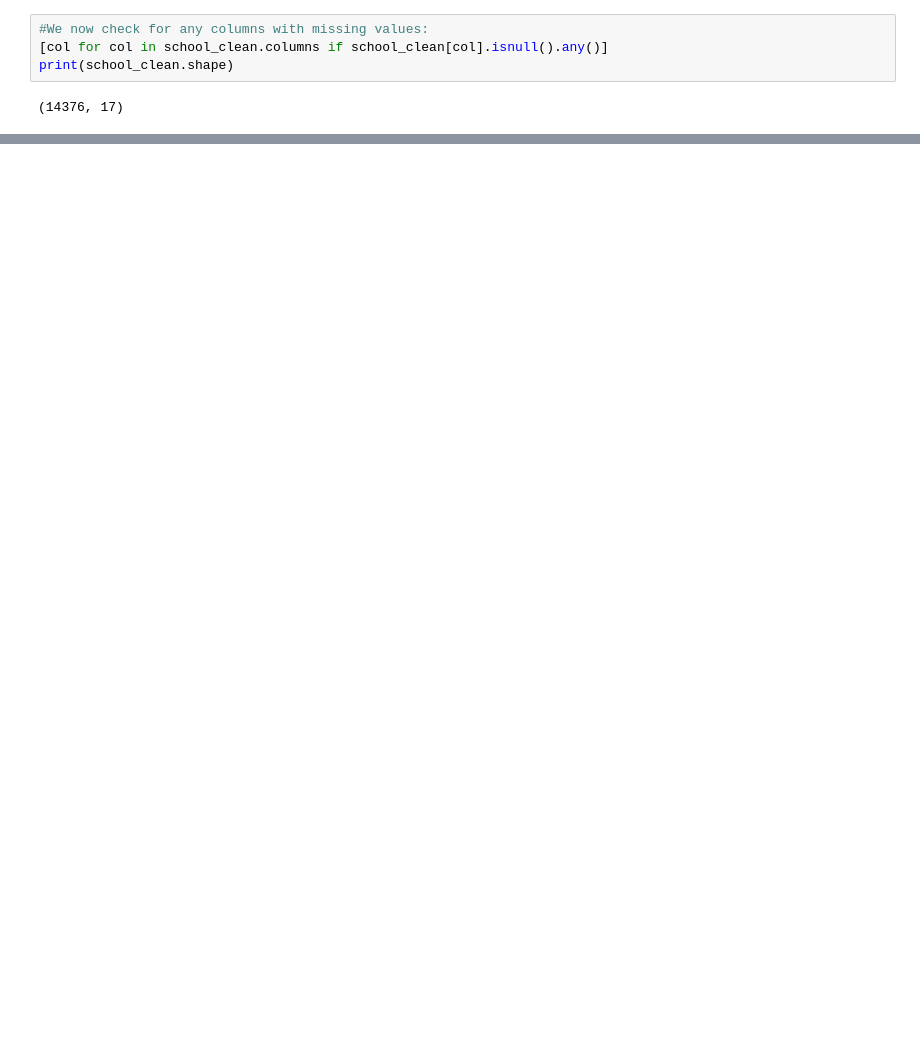
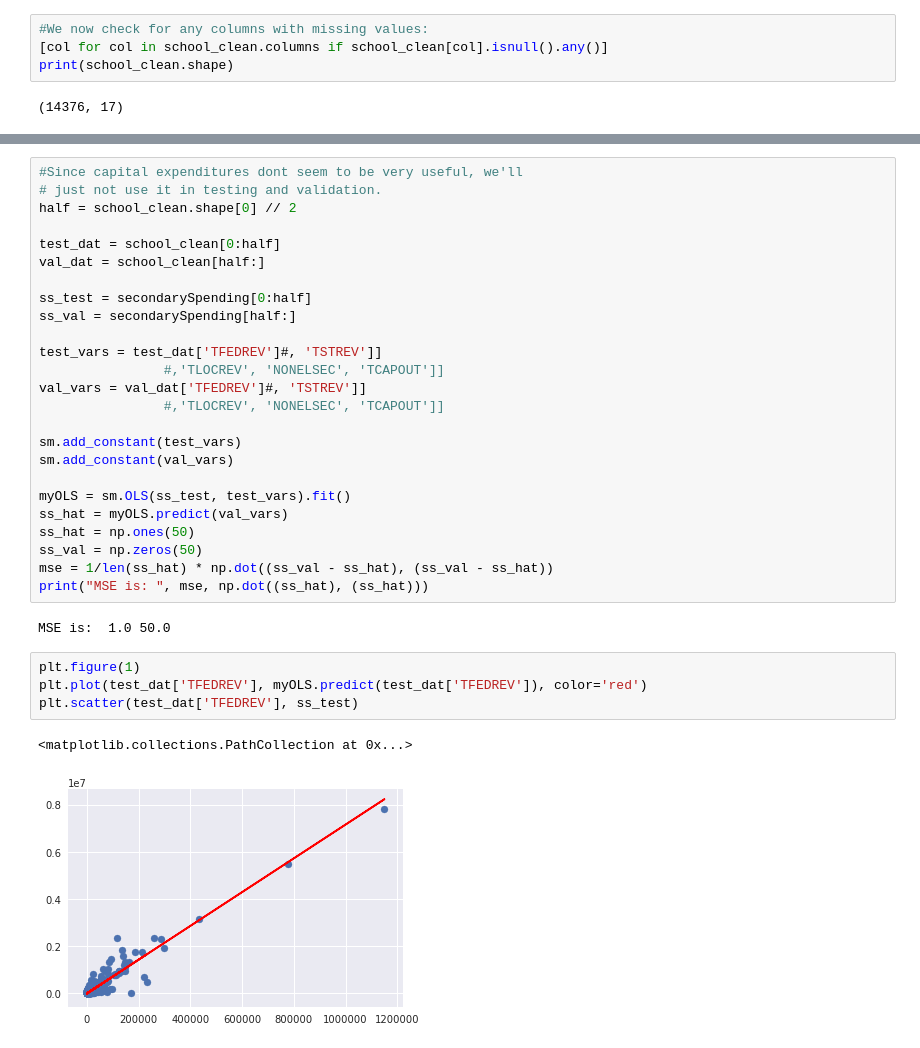
Before and after one commit to Porrster/DSD_Work, a Jupyter notebook: Project1Sch.ipynb, the cells around one changed output, grey strips where cells are left out. Drawn from its saved outputs; the diff is of its cells as text; blank space fills up the shorter version.

```diff
--- a/Project1Sch.ipynb
+++ b/Project1Sch.ipynb
@@ -79,0 +100,34 @@ myRFE = myRFE.fit(, secondarySpending)
+# %%
+#Since capital expenditures dont seem to be very useful, we'll
+# just not use it in testing and validation.
+half = school_clean.shape[0] // 2
+
+test_dat = school_clean[0:half]
+val_dat = school_clean[half:]
+
+ss_test = secondarySpending[0:half]
+ss_val = secondarySpending[half:]
+
+test_vars = test_dat['TFEDREV']#, 'TSTREV']]
+                #,'TLOCREV', 'NONELSEC', 'TCAPOUT']]
+val_vars = val_dat['TFEDREV']#, 'TSTREV']]
+                #,'TLOCREV', 'NONELSEC', 'TCAPOUT']]
+
+sm.add_constant(test_vars)
+sm.add_constant(val_vars)
+
+myOLS = sm.OLS(ss_test, test_vars).fit()
+ss_hat = myOLS.predict(val_vars)
+ss_hat = np.ones(50)
+ss_val = np.zeros(50)
+mse = 1/len(ss_hat) * np.dot((ss_val - ss_hat), (ss_val - ss_hat))
+print("MSE is: ", mse, np.dot((ss_hat), (ss_hat)))
+# %% [output]
+MSE is:  1.0 50.0
+# %%
+plt.figure(1)
+plt.plot(test_dat['TFEDREV'], myOLS.predict(test_dat['TFEDREV']), color='red')
+plt.scatter(test_dat['TFEDREV'], ss_test)
+# %% [output]
+<matplotlib.collections.PathCollection at 0x...>
+[figure, added]
```
Also changed, not shown: parts of 2 cells of this notebook.
